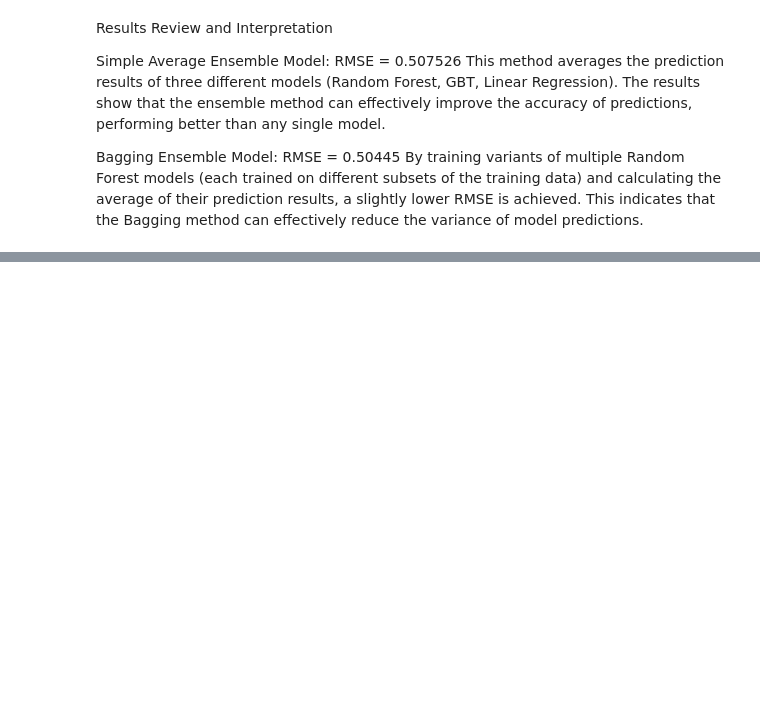
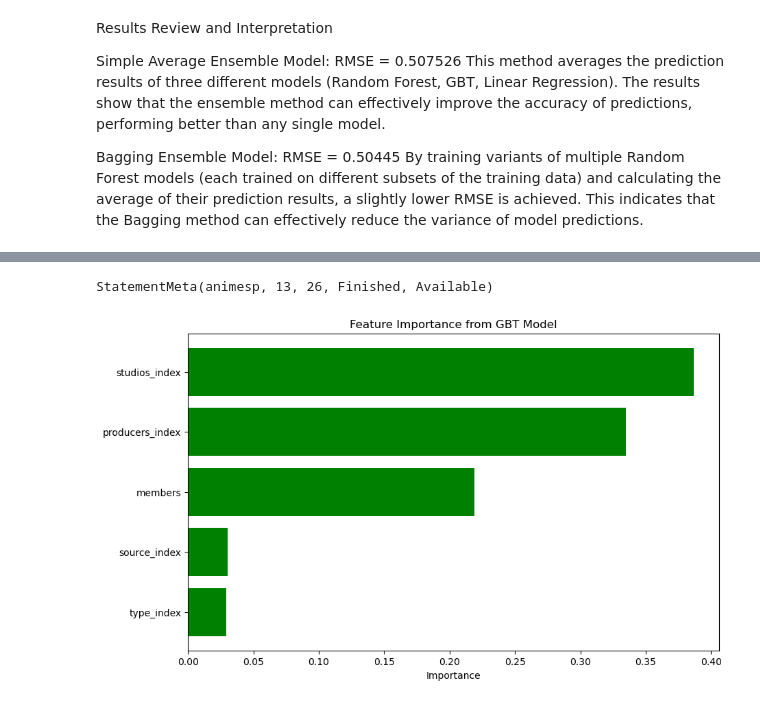
Before and after one commit to ZmRyan/animeproject, a Jupyter notebook: Code/Synapse/analytics and ML.ipynb, the cells around one changed output, grey strips where cells are left out. Drawn from its saved outputs; the diff is of its cells as text; code cells hidden in the pictures; blank space fills up the shorter version.

```diff
--- a/Code/Synapse/analytics and ML.ipynb
+++ b/Code/Synapse/analytics and ML.ipynb
@@ -533,0 +565,34 @@ By training variants of multiple Random Forest models (each trained on different
+# %%
+import matplotlib.pyplot as plt
+import pandas as pd
+from pyspark.ml.linalg import SparseVector
+
+
+feature_importances = gbt_model.featureImportances
+
+
+if isinstance(feature_importances, SparseVector):
+    feature_importances = feature_importances.toArray()
+
+
+feature_names = ['producers_index', 'studios_index', 'type_index', 'source_index', 'members']
+
+
+features_df = pd.DataFrame({
+    'Feature': feature_names,
+    'Importance': feature_importances
+})
+
+
+features_df = features_df.sort_values(by="Importance", ascending=False)
+
+
+plt.figure(figsize=(10, 6))
+plt.barh(features_df['Feature'], features_df['Importance'], color='green')
+plt.xlabel('Importance')
+plt.title('Feature Importance from GBT Model')
+plt.gca().invert_yaxis()
+plt.show()
+# %% [output]
+StatementMeta(animesp, 13, 26, Finished, Available)
+[figure, added]
```
Also changed, not shown: parts of 21 cells of this notebook.
